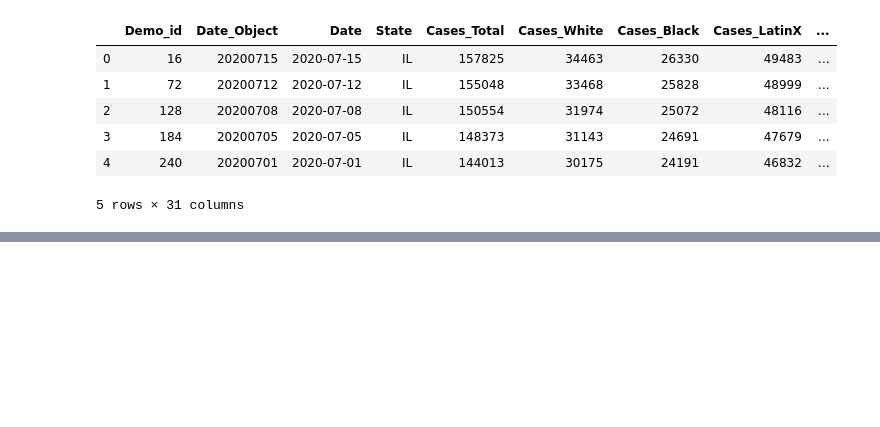
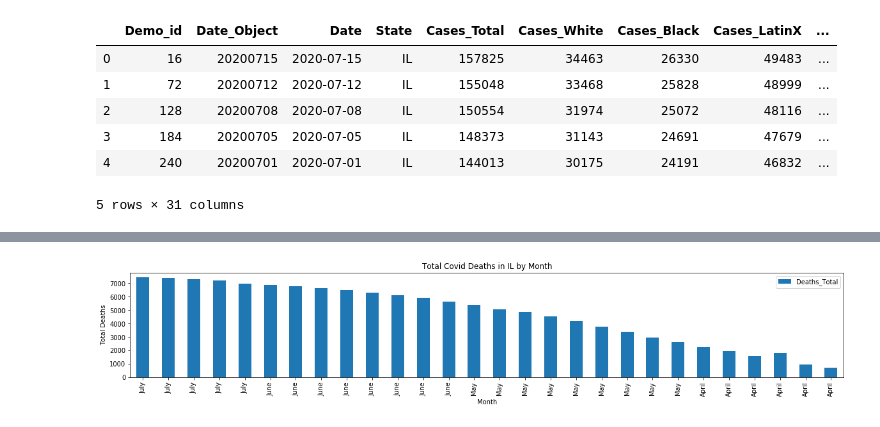
Before and after one commit to brankopoledic/covid-demo, a Jupyter notebook: il_covid_analysis.ipynb, the cells around one changed output, grey strips where cells are left out. Drawn from its saved outputs; the diff is of its cells as text; code cells hidden in the pictures; blank space fills up the shorter version.

```diff
--- a/il_covid_analysis.ipynb
+++ b/il_covid_analysis.ipynb
@@ -64,0 +133,14 @@ covid_il_data.head()
+# %%
+# total Deaths bar graph
+
+y_value = "Total Deaths"
+
+month_and_total_cases = covid_il_data[["Month","Deaths_Total"]]
+month_and_total_cases = month_and_total_cases.set_index("Month")
+
+month_and_total_cases.plot(kind="bar", figsize=(20,3))
+plt.title("Total Covid Deaths in IL by Month")
+plt.ylabel(f"{y_value}")
+plt.show();
+# %% [output]
+[figure, added]
```
Also changed, not shown: parts of 7 cells of this notebook, 3 other files.
